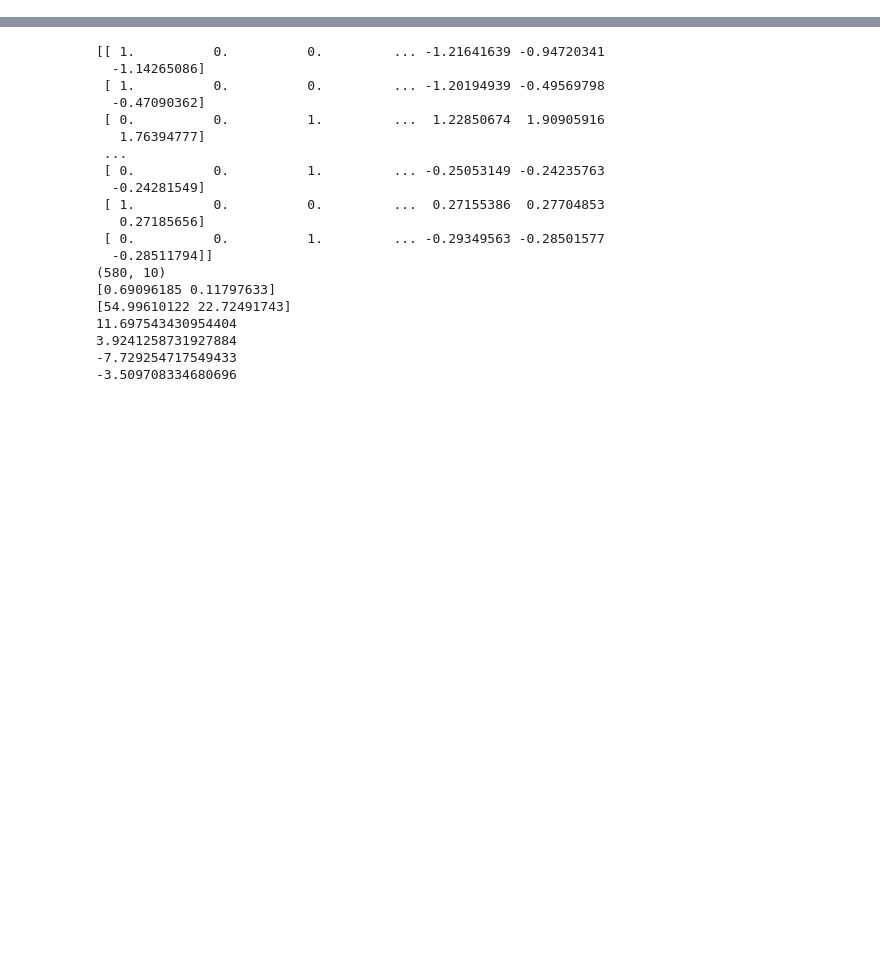
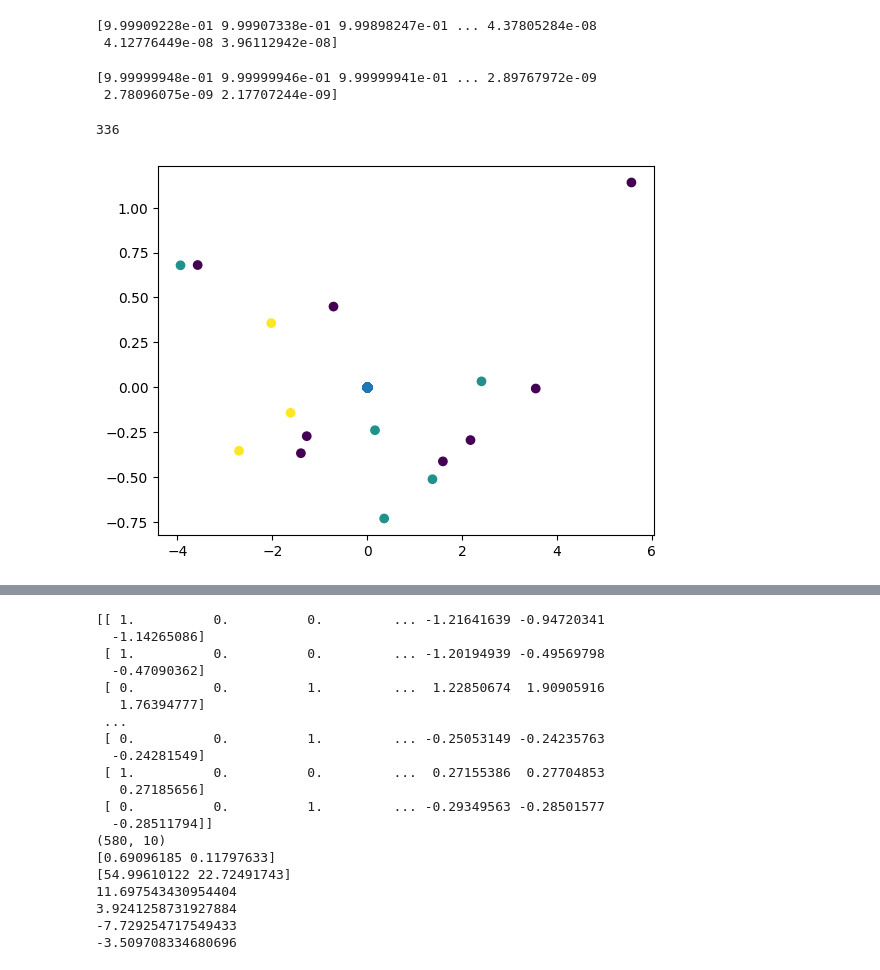
Before and after one commit to Cybren/E2ML, a Jupyter notebook: notebooks/new_data_pipeline.ipynb, the cells around one changed output, grey strips where cells are left out. Cells and saved outputs as stored; diff of their text form; code cells hidden in the pictures; blank space fills up the shorter version.

```diff
--- a/notebooks/new_data_pipeline.ipynb
+++ b/notebooks/new_data_pipeline.ipynb
@@ -94,0 +226,21 @@ def safeUsedCands(new_used_cands):
+# %%
+x_new = np.linspace(-8, 12, 150)
+y_new = np.linspace(-4, 4.5, 150)
+x_mesh, y_mesh = np.meshgrid(x_new, y_new)
+x_cand = np.stack((x_mesh, y_mesh), axis=2).reshape(-1,2)
+
+x_cand_raw = pca.inverse_transform(x_cand)
+
+x_cand = np.concatenate((getOneHotEncodingIndex(np.argmax(np.random.uniform(size=(x_cand_raw.shape[0],3)), axis=1), 3), sc.inverse_transform(x_cand_raw)), axis=1)
+#x_cand = np.concatenate((np.zeros(shape=(x_cand_raw.shape[0], 3)), sc.inverse_transform(x_cand_raw)), axis=1)
+
+print(svc.classes_)
+probs = svc.predict_proba(x_cand)
+print(probs)
+print(rfc.classes_)
+probs = rfc.predict_proba(x_cand)
+print(probs)
+
+print(mlp.classes_)
+probs = mlp.predict_proba(x_cand)
+print(probs)
@@ -94,0 +265,29 @@ def safeUsedCands(new_used_cands):
+# %%
+only_child = probs[:,2]
+idx = np.argsort(-only_child)
+print(only_child[idx])
+
+first_cands = x_cand[idx][:236]
+# %% [output]
+[9.99909228e-01 9.99907338e-01 9.99898247e-01 ... 4.37805284e-08
+ 4.12776449e-08 3.96112942e-08]
+# %%
+only_adole = probs[:,1]
+idx = np.argsort(-only_adole)
+print(only_adole[idx])
+second_cands = x_cand[idx][:100]
+#print(second_cands)
+# %% [output]
+[9.99999948e-01 9.99999946e-01 9.99999941e-01 ... 2.89767972e-09
+ 2.78096075e-09 2.17707244e-09]
+# %%
+full_cands = np.append(first_cands, second_cands, axis=0)
+print(len(full_cands))
+# %% [output]
+336
+# %%
+plt.scatter(x_pca[:,0], x_pca[:,1], c=y_replaced)
+plt.scatter(full_cands[:,0], full_cands[:,1])
+plt.show()
+# %% [output]
+[figure, added]
```
Also changed, not shown: parts of 12 cells of this notebook, 1 other file.
